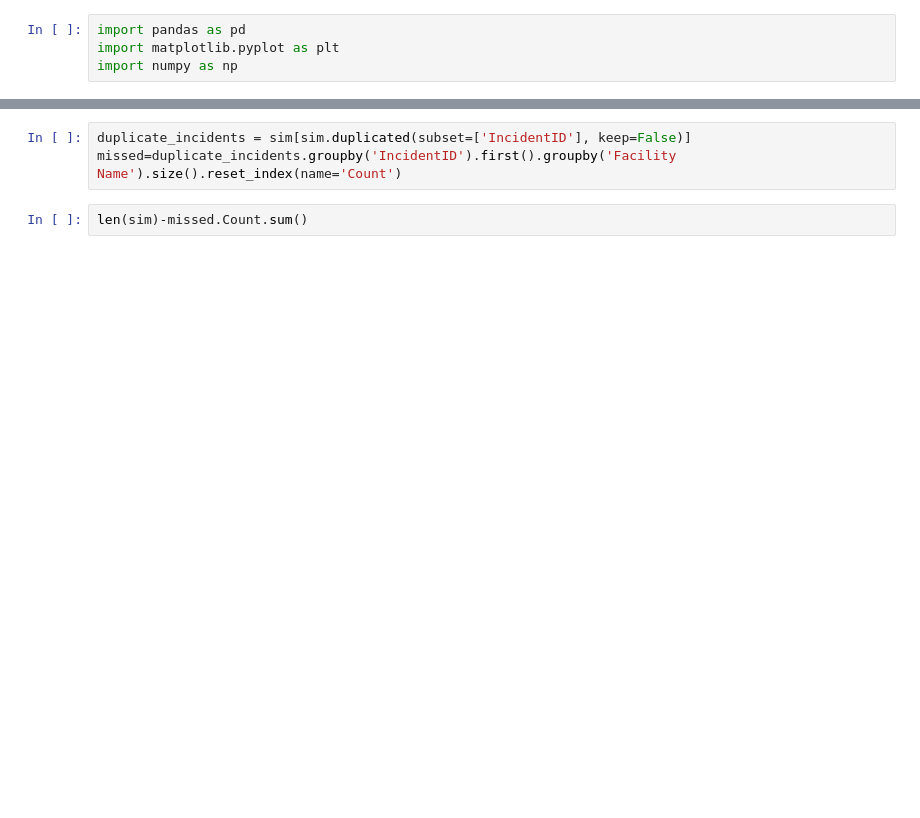
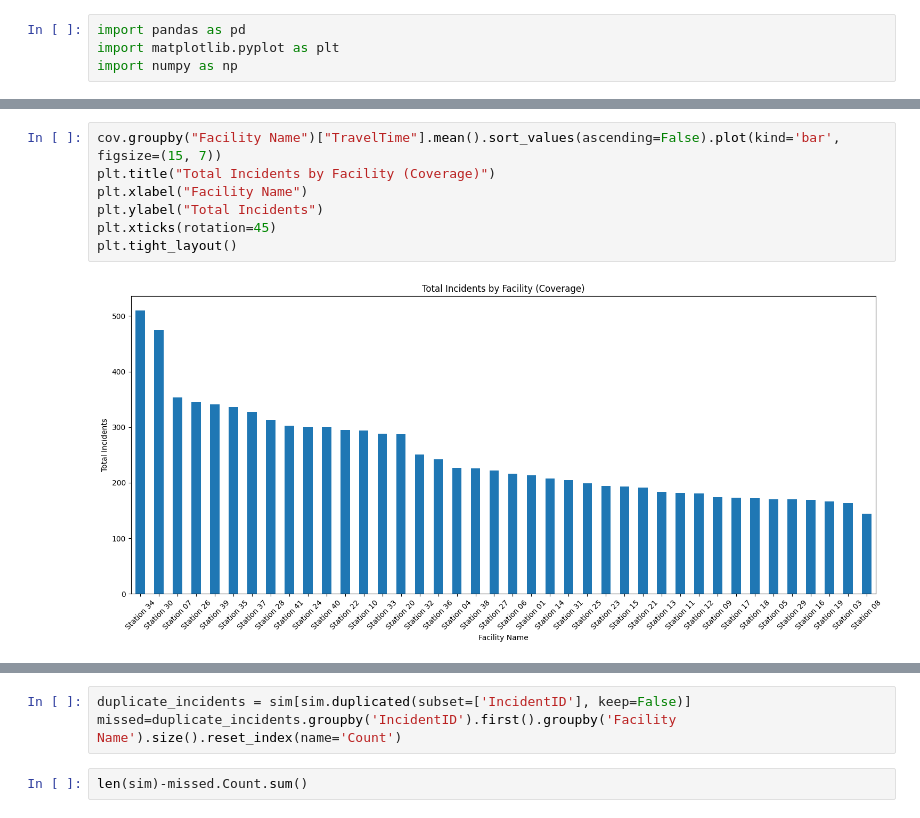
Before and after one commit to jptalusan/fire_simulator, a Jupyter notebook: postprocess_ammar.ipynb, the cells around one changed output, grey strips where cells are left out. Saved outputs shown, nothing was run; the diff lists cells and outputs as text; blank space fills up the shorter version.

```diff
--- a/postprocess_ammar.ipynb
+++ b/postprocess_ammar.ipynb
@@ -11,0 +221,9 @@ sim = pd.merge(sim, sdf[["StationID", "Facility Name"]], on="StationID", how="le
+# %%
+cov.groupby("Facility Name")["TravelTime"].mean().sort_values(ascending=False).plot(kind='bar', figsize=(15, 7))
+plt.title("Total Incidents by Facility (Coverage)")
+plt.xlabel("Facility Name")
+plt.ylabel("Total Incidents")
+plt.xticks(rotation=45)
+plt.tight_layout()
+# %% [output]
+[figure, added]
```
Also changed, not shown: parts of 15 cells of this notebook, 2 other files.
